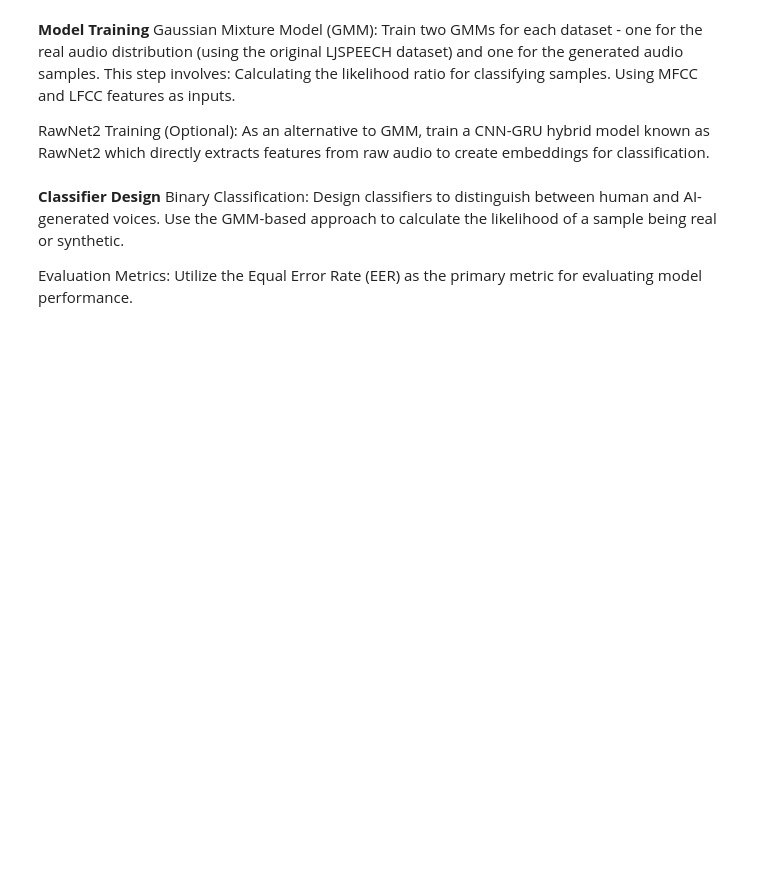
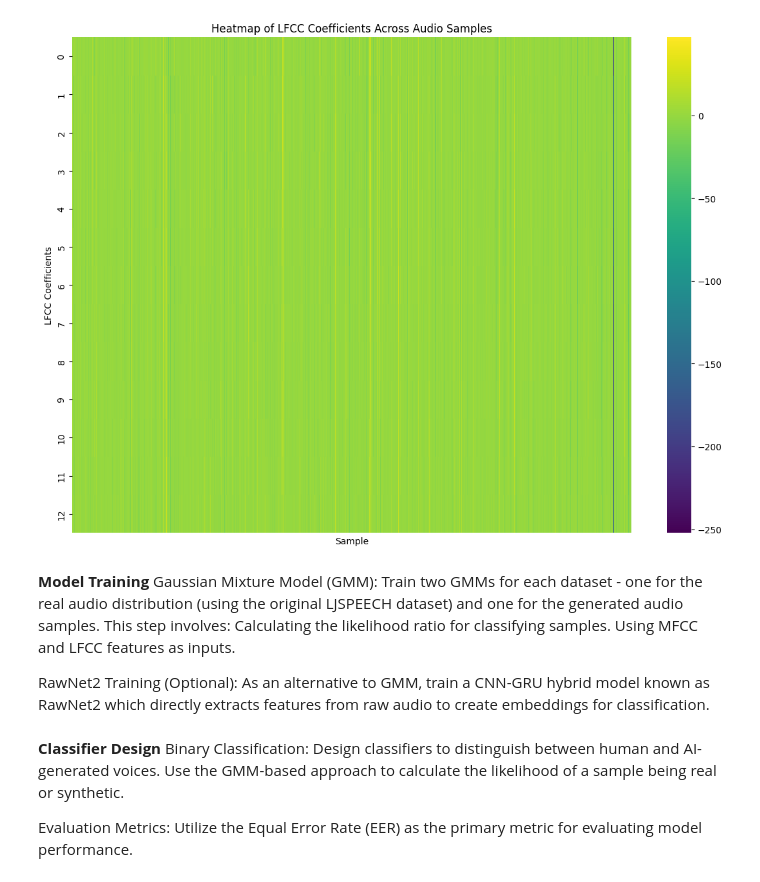
Before and after one commit to afishnamedqwerty/AudioBotDetection, a Jupyter notebook: run.ipynb, the cells around one changed output. Saved outputs shown, nothing was run; the diff lists cells and outputs as text; code cells hidden in the pictures; blank space fills up the shorter version.

```diff
--- a/run.ipynb
+++ b/run.ipynb
@@ -48,0 +349,4 @@ MFCC and LFCC Features: Extract Mel-frequency cepstral coefficients (MFCC) and l
+# %%
+heatmap_lfcc_coefficients(aggregated_features)
+# %% [output]
+[figure, added]
```
Also changed, not shown: parts of 20 cells of this notebook.
